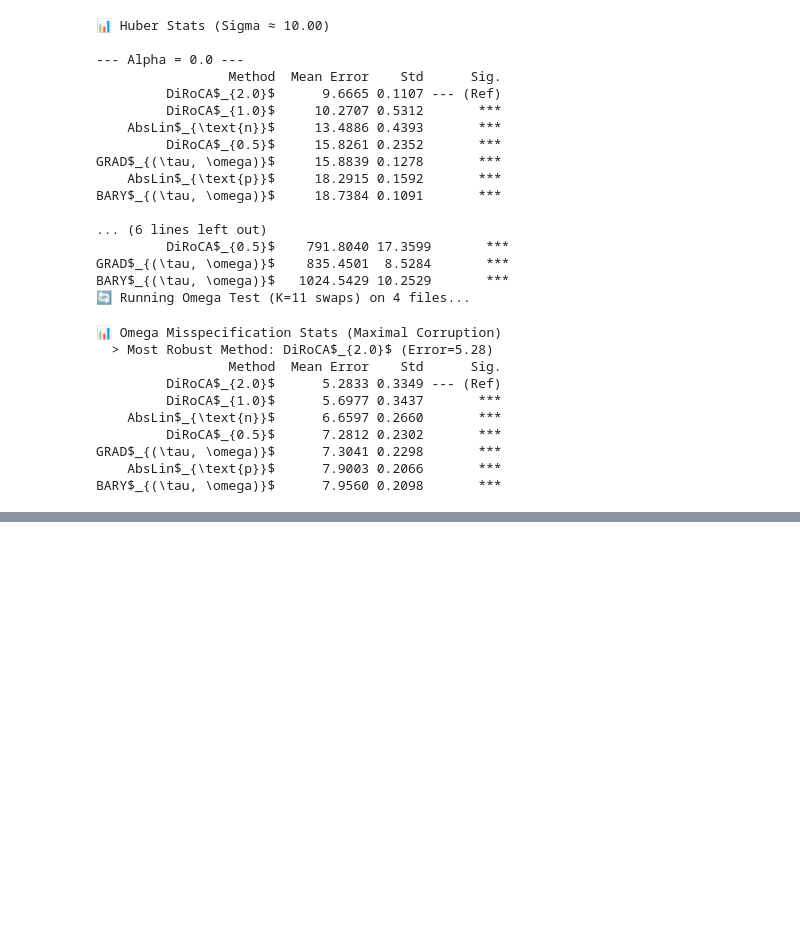
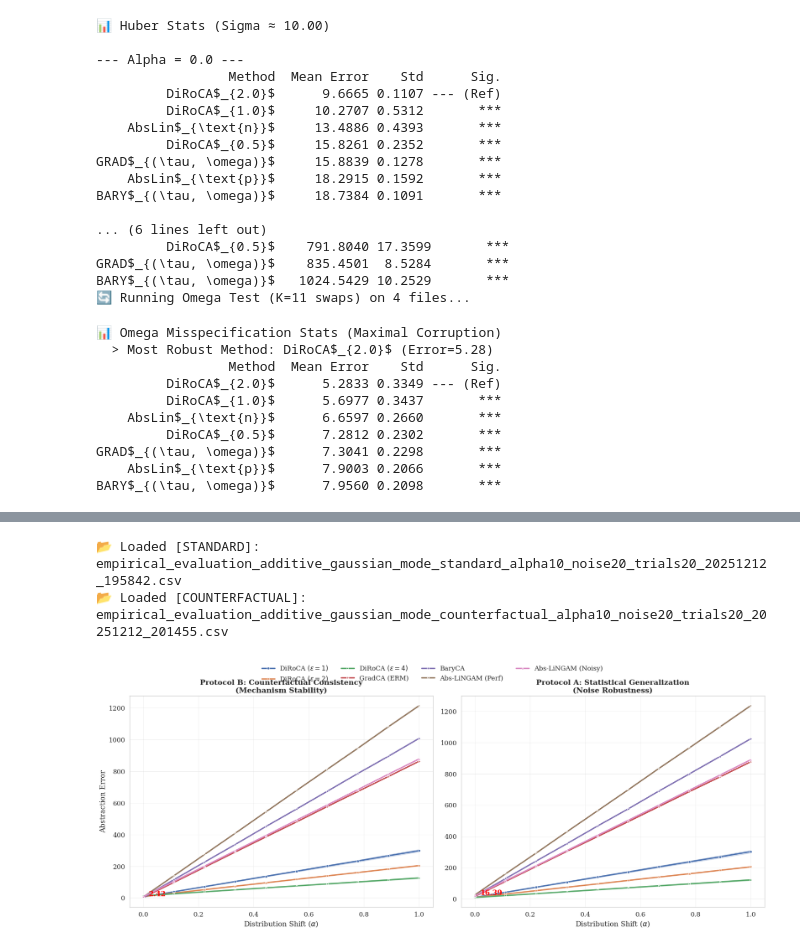
Before and after one commit to yfelekis/GenDiroca, a Jupyter notebook: huber_lucas_new.ipynb, the cells around one changed output, grey strips where cells are left out. Cells and saved outputs as stored; diff of their text form; code cells hidden in the pictures; blank space fills up the shorter version.

```diff
--- a/huber_lucas_new.ipynb
+++ b/huber_lucas_new.ipynb
@@ -480,0 +758,72 @@ BARY$_{(\tau, \omega)}$      7.9560 0.2098       ***
+# %%
+def load_dual_mode_results(distribution="gaussian"):
+    """Loads both standard and counterfactual CSVs."""
+    dfs = {}
+    for mode in ["standard", "counterfactual"]:
+        pattern = f"{EVAL_DIR}/empirical_evaluation_*_{distribution}_mode_{mode}_*.csv"
+        files = sorted(glob.glob(pattern), key=os.path.getmtime)
+
+        if not files:
+            print(f"⚠️ No file found for mode '{mode}'")
+            continue
+
+        latest = files[-1]
+        print(f"📂 Loaded [{mode.upper()}]: {os.path.basename(latest)}")
+        df = pd.read_csv(latest)
+        df['Display Name'] = df['method'].map(PRINT_LABEL_MAP).fillna(df['method'])
+        dfs[mode] = df
+
+    return dfs
+
+# Load Data
+data_map = load_dual_mode_results("gaussian")
+# %% [output]
+📂 Loaded [STANDARD]: empirical_evaluation_additive_gaussian_mode_standard_alpha10_noise20_trials20_20251212_195842.csv
+📂 Loaded [COUNTERFACTUAL]: empirical_evaluation_additive_gaussian_mode_counterfactual_alpha10_noise20_trials20_20251212_201455.csv
+# %%
+def plot_dual_robustness(data_map):
+    if not data_map: return
+
+    fig, axes = plt.subplots(1, 2, figsize=(18, 7), sharey=False)
+
+    modes = [("counterfactual", "Protocol B: Counterfactual Consistency\n(Mechanism Stability)"),
+             ("standard", "Protocol A: Statistical Generalization\n(Noise Robustness)")]
+
+    # Get common legend order
+    df_ref = list(data_map.values())[0]
+    hue_order = sorted([m for m in PRINT_LABEL_MAP.values() if m in df_ref['Display Name'].unique()],
+                       key=lambda x: "Abs" in x) # Put Baselines at end
+
+    for i, (mode, title) in enumerate(modes):
+        if mode not in data_map: continue
+        df = data_map[mode]
+
+        # Plot Error vs Alpha (at Max Noise)
+        max_noise = df['noise_scale'].max()
+        df_plot = df[np.isclose(df['noise_scale'], max_noise)]
+
+        sns.lineplot(data=df_plot, x='alpha', y='error', hue='Display Name', style='Display Name',
+                     hue_order=hue_order, style_order=hue_order,
+                     markers=True, dashes=False, linewidth=2.5, ax=axes[i])
+
+        axes[i].set_title(title, fontsize=14, fontweight='bold')
+        axes[i].set_xlabel(r"Distribution Shift ($\alpha$)")
+        axes[i].set_ylabel("Abstraction Error" if i==0 else "")
+        axes[i].grid(True, alpha=0.3)
+
+        # Annotate Clean Error for GradCA
+        grad_err = df_plot[(df_plot['Display Name'].str.contains("Grad")) & (df_plot['alpha']==0)]['error'].mean()
+        axes[i].text(0.02, grad_err, f"{grad_err:.2f}", color='red', fontweight='bold', ha='left', va='bottom')
+
+    # Single Legend
+    handles, labels = axes[0].get_legend_handles_labels()
+    fig.legend(handles, labels, loc='upper center', bbox_to_anchor=(0.5, 1.05), ncol=4, frameon=False)
+    axes[0].get_legend().remove()
+    axes[1].get_legend().remove()
+
+    plt.tight_layout()
+    plt.show()
+
+plot_dual_robustness(data_map)
+# %% [output]
+[figure, added]
```
Also changed, not shown: parts of 27 cells of this notebook, 30 other files.
